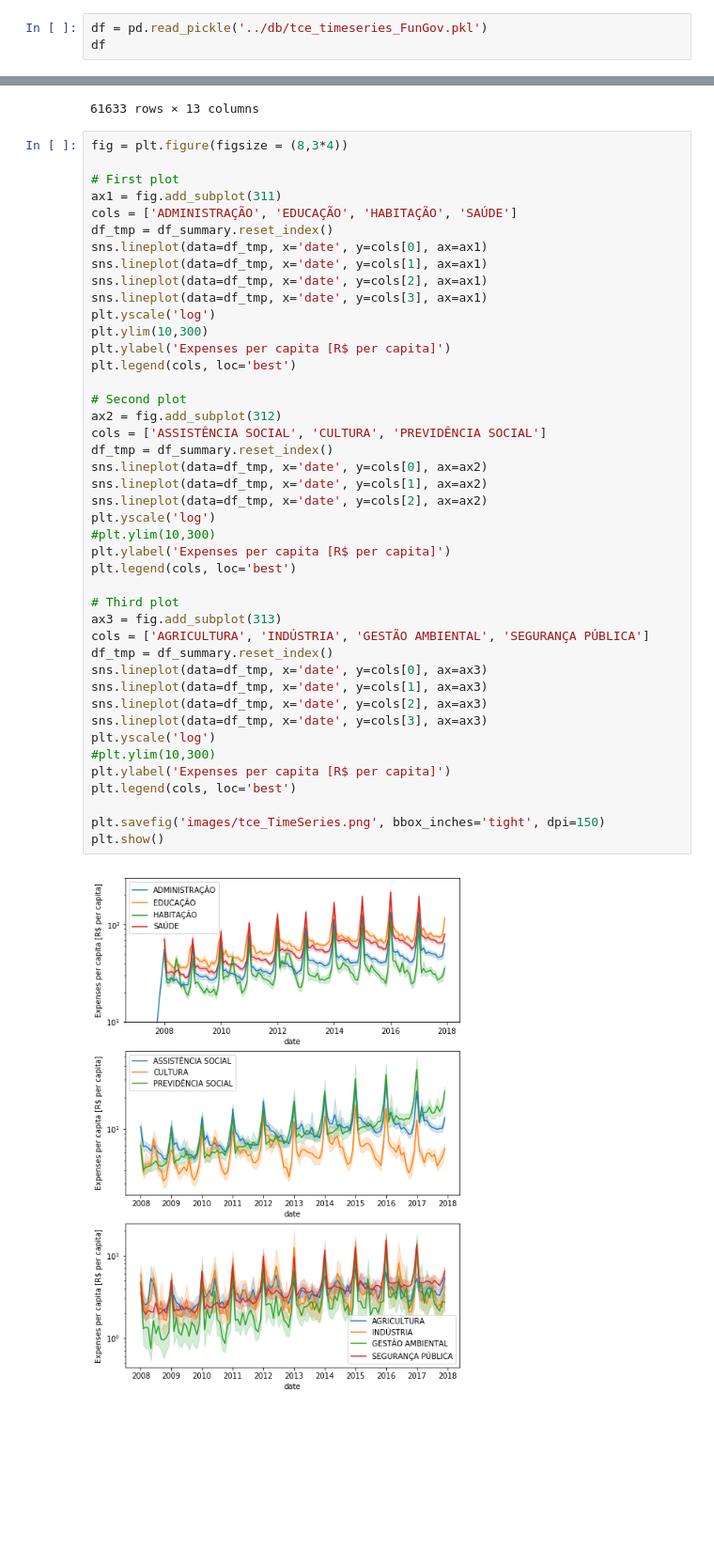
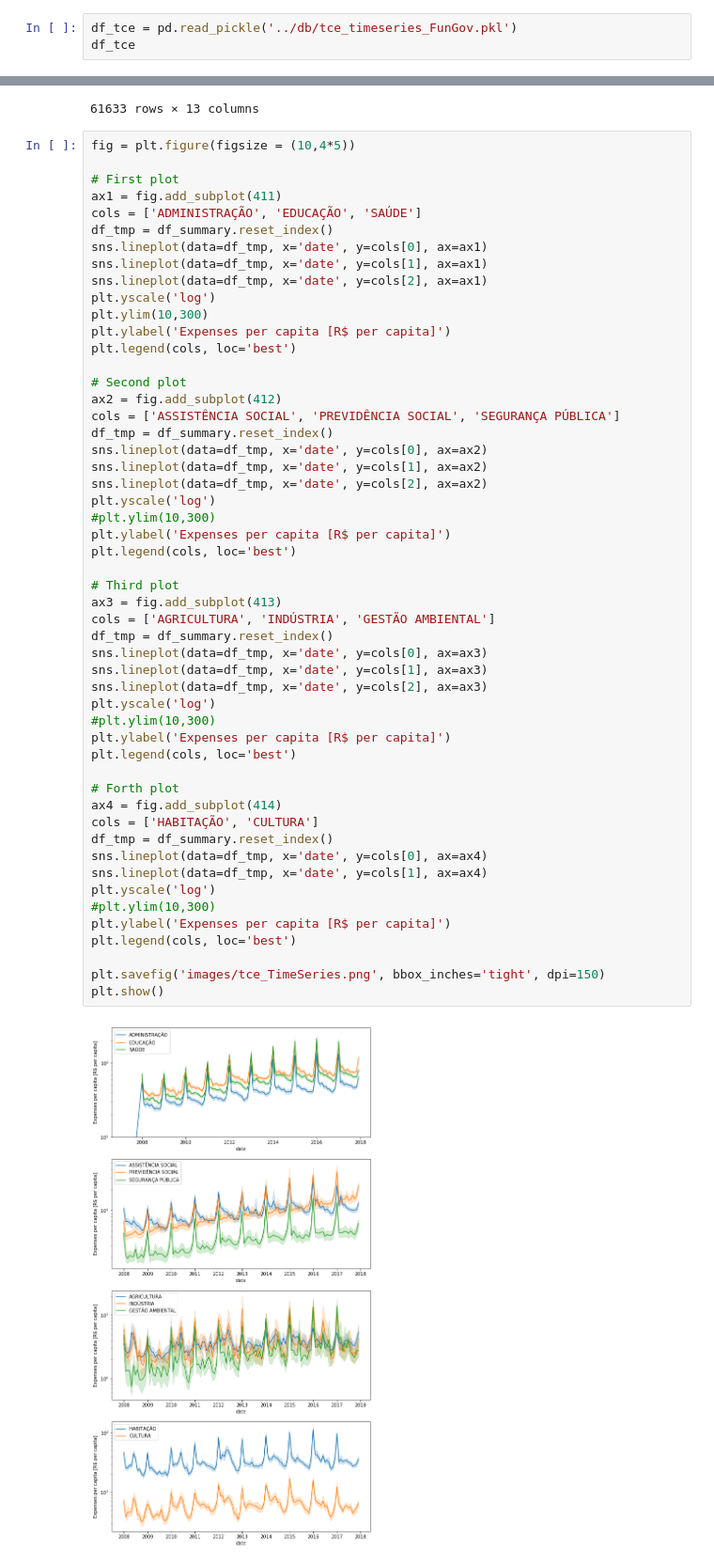
Before and after one commit to Lgcsimoes/tce_sp, a Jupyter notebook: notebooks/TCE-SP_Despesas_TimeSeries.ipynb, the cells around one changed output, grey strips where cells are left out. Shown at 94% size. Saved outputs shown, nothing was run; the diff lists cells and outputs as text; blank space fills up the shorter version.

```diff
--- a/notebooks/TCE-SP_Despesas_TimeSeries.ipynb
+++ b/notebooks/TCE-SP_Despesas_TimeSeries.ipynb
@@ -126,8 +126,8 @@ df_tce.to_pickle('../db/tce_timeseries_FunGov.pkl')
 # %% [markdown]
 ## Read pickled data from TCE-SP database
 # %%
-df = pd.read_pickle('../db/tce_timeseries_FunGov.pkl')
-df
+df_tce = pd.read_pickle('../db/tce_timeseries_FunGov.pkl')
+df_tce
 # %% [output]
 |  | ds_municipio | ds_funcao_governo | vl_despesa | date |
 | 0 | Adamantina | ADMINISTRAÇÃO | 881397.71 | 200801 |
@@ -280,47 +280,56 @@ df_summary.reset_index()
 | 61632 | Álvares Machado | 2017-12-01 | 33.085020 | 3.561756 | 12.868768 | NaN | 0.035450 | 128.464517 | ... |
 61633 rows × 13 columns
 # %%
-fig = plt.figure(figsize = (8,3*4))
+fig = plt.figure(figsize = (10,4*5))
 
 # First plot
-ax1 = fig.add_subplot(311)
-cols = ['ADMINISTRAÇÃO', 'EDUCAÇÃO', 'HABITAÇÃO', 'SAÚDE']
+ax1 = fig.add_subplot(411)
+cols = ['ADMINISTRAÇÃO', 'EDUCAÇÃO', 'SAÚDE']
 df_tmp = df_summary.reset_index()
 sns.lineplot(data=df_tmp, x='date', y=cols[0], ax=ax1)
 sns.lineplot(data=df_tmp, x='date', y=cols[1], ax=ax1)
 sns.lineplot(data=df_tmp, x='date', y=cols[2], ax=ax1)
-sns.lineplot(data=df_tmp, x='date', y=cols[3], ax=ax1)
 plt.yscale('log')
 plt.ylim(10,300)
 plt.ylabel('Expenses per capita [R$ per capita]')
 plt.legend(cols, loc='best')
 
 # Second plot
-ax2 = fig.add_subplot(312)
-cols = ['ASSISTÊNCIA SOCIAL', 'CULTURA', 'PREVIDÊNCIA SOCIAL']
+ax2 = fig.add_subplot(412)
+cols = ['ASSISTÊNCIA SOCIAL', 'PREVIDÊNCIA SOCIAL', 'SEGURANÇA PÚBLICA']
 df_tmp = df_summary.reset_index()
 sns.lineplot(data=df_tmp, x='date', y=cols[0], ax=ax2)
 sns.lineplot(data=df_tmp, x='date', y=cols[1], ax=ax2)
 sns.lineplot(data=df_tmp, x='date', y=cols[2], ax=ax2)
 plt.yscale('log')
 #plt.ylim(10,300)
 plt.ylabel('Expenses per capita [R$ per capita]')
 plt.legend(cols, loc='best')
 
 # Third plot
-ax3 = fig.add_subplot(313)
-cols = ['AGRICULTURA', 'INDÚSTRIA', 'GESTÃO AMBIENTAL', 'SEGURANÇA PÚBLICA']
+ax3 = fig.add_subplot(413)
+cols = ['AGRICULTURA', 'INDÚSTRIA', 'GESTÃO AMBIENTAL']
 df_tmp = df_summary.reset_index()
 sns.lineplot(data=df_tmp, x='date', y=cols[0], ax=ax3)
 sns.lineplot(data=df_tmp, x='date', y=cols[1], ax=ax3)
 sns.lineplot(data=df_tmp, x='date', y=cols[2], ax=ax3)
-sns.lineplot(data=df_tmp, x='date', y=cols[3], ax=ax3)
+plt.yscale('log')
+#plt.ylim(10,300)
+plt.ylabel('Expenses per capita [R$ per capita]')
+plt.legend(cols, loc='best')
+
+# Forth plot
+ax4 = fig.add_subplot(414)
+cols = ['HABITAÇÃO', 'CULTURA']
+df_tmp = df_summary.reset_index()
+sns.lineplot(data=df_tmp, x='date', y=cols[0], ax=ax4)
+sns.lineplot(data=df_tmp, x='date', y=cols[1], ax=ax4)
 plt.yscale('log')
 #plt.ylim(10,300)
 plt.ylabel('Expenses per capita [R$ per capita]')
 plt.legend(cols, loc='best')
 
 plt.savefig('images/tce_TimeSeries.png', bbox_inches='tight', dpi=150)
 plt.show()
 # %% [output]
-[figure, old version]
+[figure, new version]
```
Also changed, not shown: parts of 5 cells of this notebook, 1 other file.
